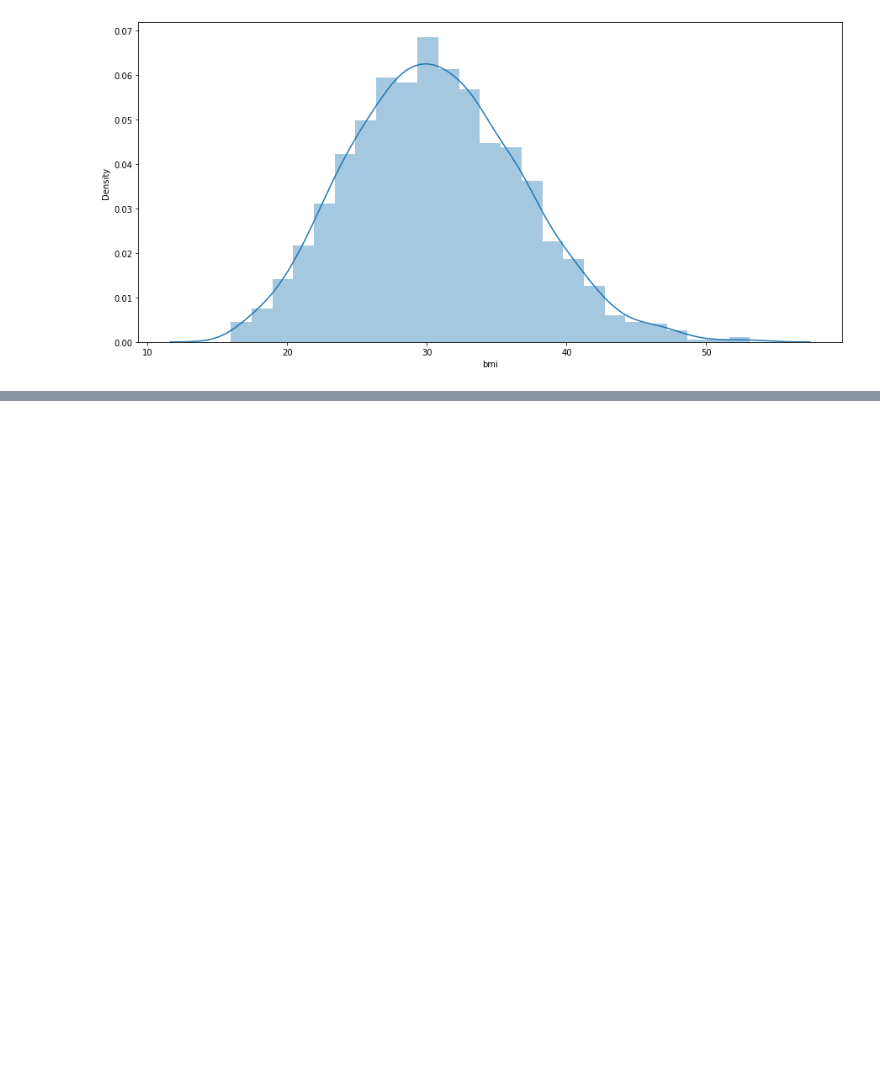
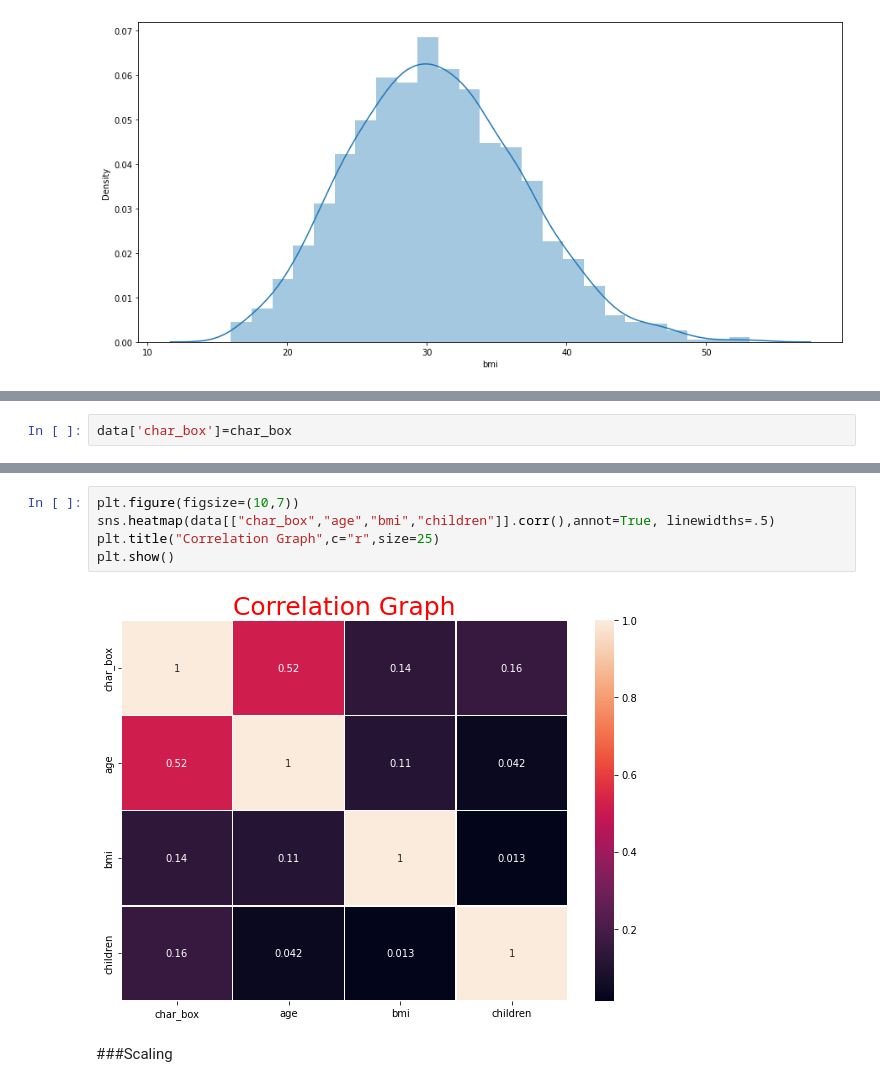
Before and after one commit to yuva1111/Medical_insurance, a Jupyter notebook: medical_insurance.ipynb, the cells around one changed output, grey strips where cells are left out. Saved outputs shown, nothing was run; the diff lists cells and outputs as text; blank space fills up the shorter version.

```diff
--- a/medical_insurance.ipynb
+++ b/medical_insurance.ipynb
@@ -206,0 +273,2 @@ sns.distplot(data['bmi'])
+# %%
+data['char_box']=char_box
@@ -206,0 +312,9 @@ sns.distplot(data['bmi'])
+# %%
+plt.figure(figsize=(10,7))
+sns.heatmap(data[["char_box","age","bmi","children"]].corr(),annot=True, linewidths=.5)
+plt.title("Correlation Graph",c="r",size=25)
+plt.show()
+# %% [output]
+[figure, added]
+# %% [markdown]
+###Scaling
```
Also changed, not shown: parts of 52 cells of this notebook.
